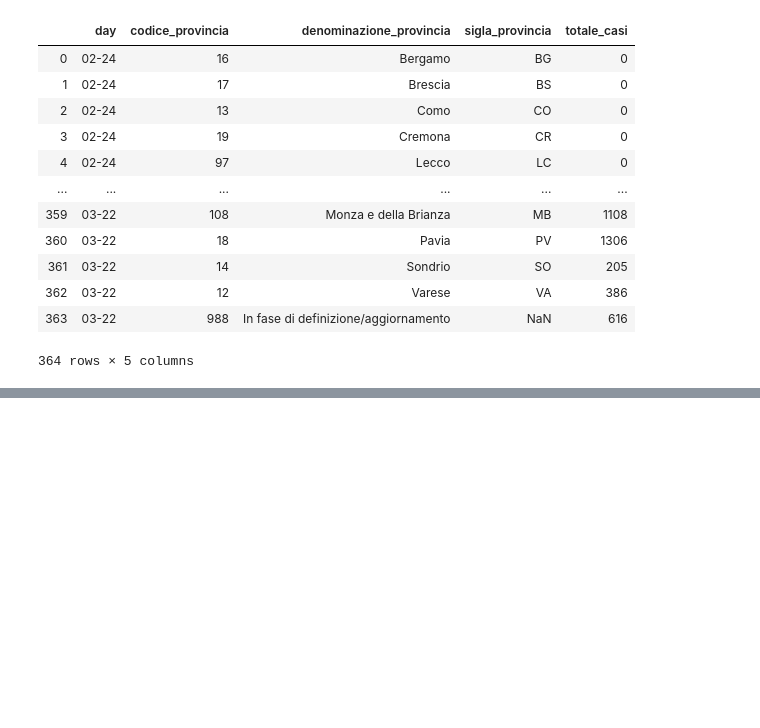
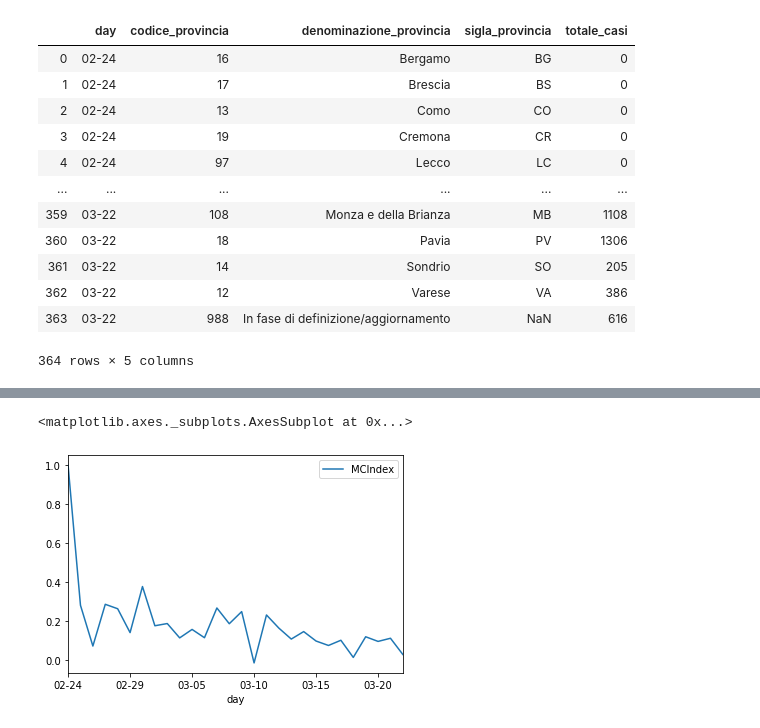
Before and after one commit to simonegiancola09/covid-19-Analysis, a Jupyter notebook: Covid.ipynb, the cells around one changed output, grey strips where cells are left out. Saved outputs shown, nothing was run; the diff lists cells and outputs as text; code cells hidden in the pictures; blank space fills up the shorter version.

Commit message:
Correzione di un paio di miei errori e aggiunta per mia curiosità di MCIndex

```diff
--- a/Covid.ipynb
+++ b/Covid.ipynb
@@ -223,7 +223,8 @@ Lom
 | 28 | 03-22 | 9439 | 1142 | 10581 | 7304 | ... |
 # %%
 def get_regione_2(df, name):
-    dati_regione = df.loc[df['denominazione_regione'] == name]
+    df_copy=df.copy()
+    dati_regione = df_copy.loc[df['denominazione_regione'] == name]
     dati_regione.drop(["codice_regione", "denominazione_regione", "lat", "long"], axis=1, inplace=True)
     dati_regione=dati_regione.reset_index(drop=True)
     return dati_regione
@@ -316,0 +339,10 @@ get_regione_by_provincia("Lombardia")
+# %%
+#Questo è un piccolissimo test: mio padre (MC) mi ha fatto notare che un indice interessante
+#è il rapporto fra il numero di nuovi positivi e il numero totale di attualmente positivi
+regioni["MCIndex"]=regioni["nuovi_attualmente_positivi"]/regioni["totale_attualmente_positivi"]
+reg=pd.DataFrame(data=get_regione_2(regioni, "Lombardia"), columns=["day", "MCIndex"])
+reg.set_index("day", inplace=True)
+reg.plot()
+# %% [output]
+<matplotlib.axes._subplots.AxesSubplot at 0x...>
+[figure, added]
```
Also changed, not shown: parts of 5 cells of this notebook.
